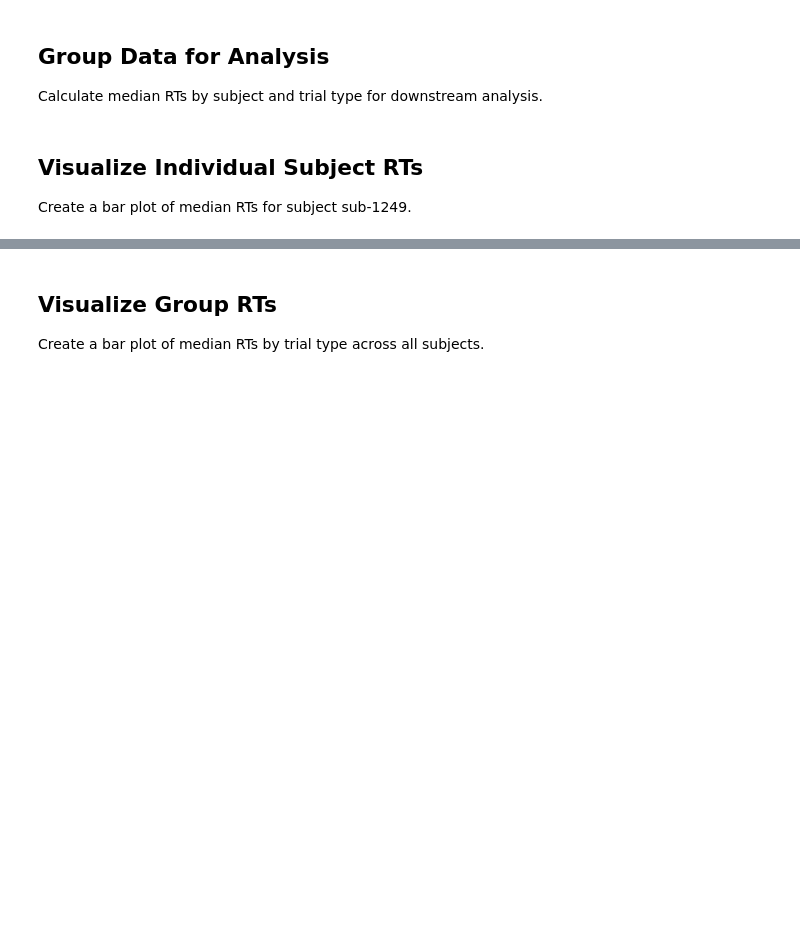
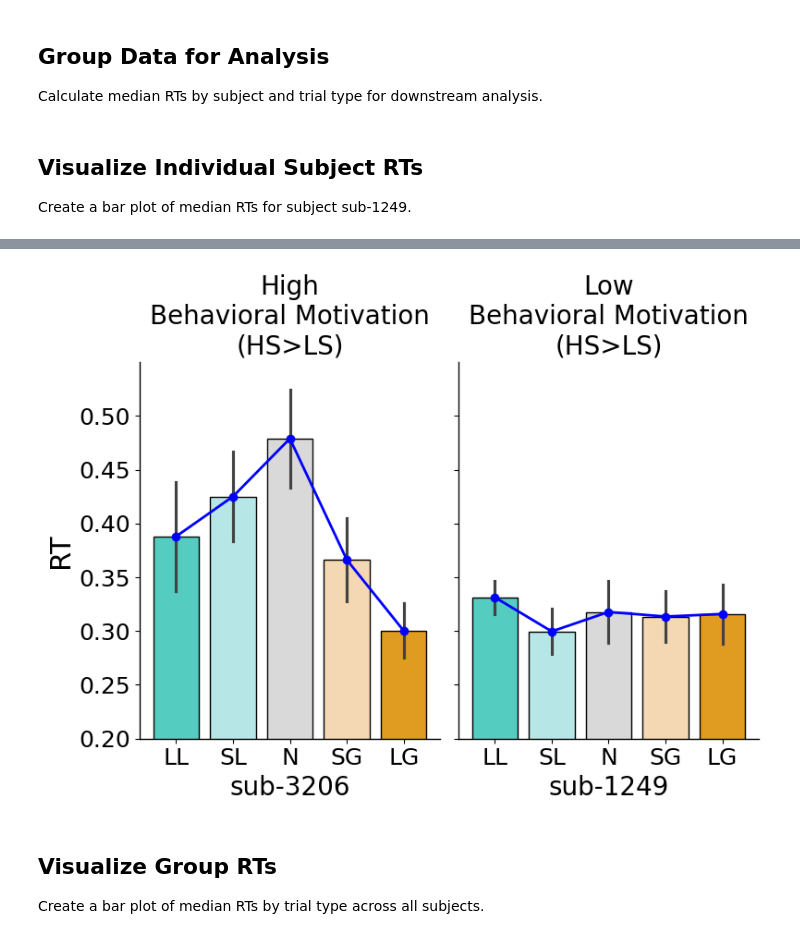
Before and after one commit to DVS-Lab/istart-mid-clean, a Jupyter notebook: code/Behave_pub.ipynb, the cells around one changed output, grey strips where cells are left out. Drawn from its saved outputs; the diff is of its cells as text; code cells hidden in the pictures; blank space fills up the shorter version.

Commit message:
Update plots & stats in jupyter notebook

```diff
--- a/code/Behave_pub.ipynb
+++ b/code/Behave_pub.ipynb
@@ -219,3 +123,60 @@ plt.show()
+# %%
+import pandas as pd
+import seaborn as sns
+import matplotlib.pyplot as plt
+import numpy as np
+
+# Assume df is loaded; replace with actual load if needed
+# df = pd.read_excel('~/Documents/Github/istart-mid-clean/code/total_df_n46.xlsx')
+
+# Visualize RTs for two subjects in subplots
+fig, (ax1, ax2) = plt.subplots(1, 2, sharey=True, figsize=(8, 6))
+
+# Define subjects and their titles
+subjects = [('sub-3206', 'High\nBehavioral Motivation\n(HS>LS)'), ('sub-1249', 'Low\nBehavioral Motivation\n(HS>LS)')]
+gradient_palette = ["#40E0D0", "#AFEEEE", "#D9D9D9", "#FFD8A8", "#FFA500"]
+
+# X-tick labels mapping
+tick_labels = ['LL', 'SL', 'N', 'SG', 'LG']
+
+for ax, (sub_id, main_title) in zip([ax1, ax2], subjects):
+    sub_df = df[df['sub'] == sub_id]
+
+    # Bar plot with SEM error bars
+    g = sns.barplot(
+        x='Trial_code', y='RT', data=sub_df,
+        errorbar='se', hue='Trial_code', palette=gradient_palette, legend=False, ax=ax
+    )
+
+    # Calculate mean RTs for trendline
+    means = sub_df.groupby('Trial_code')['RT'].mean().reindex([-2, -1, 0, 1, 2])
+
+    # Add trendline
+    ax.plot(range(len(means)), means.values, color='blue', linewidth=2, marker='o')
+
+    # Formatting
+    ax.set_ylim(0.2, 0.55)
+    ax.set_xticks(range(5))
+    ax.set_xticklabels(tick_labels, fontsize=18)
+    ax.set_yticks([0.2, 0.25, 0.3, 0.35, 0.4, 0.45, 0.5])
+    ax.set_yticklabels([f'{x:.2f}' for x in ax.get_yticks()], fontsize=18)
+    ax.set_xlabel(sub_id, fontsize=20)
+    ax.set_ylabel('RT' if ax == ax1 else '', fontsize=22)
+    ax.set_title(main_title, fontsize=20)
+    for bar in ax.patches:
+        bar.set_edgecolor("black")
+        bar.set_linewidth(1)
+    ax.spines[['top', 'right']].set_visible(False)
+    ax.spines[['left', 'bottom']].set_color("black")
+    ax.spines[['left', 'bottom']].set_linewidth(1)
+
+# Tighten spacing without overlap
+plt.subplots_adjust(wspace=0.2)
+plt.tight_layout()
+plt.savefig('sub-3206-1249-RT.svg', format='svg')
+plt.show()
+# %% [output]
+[figure, added]
 # %% [markdown]
 ## Visualize Group RTs
 Create a bar plot of median RTs by trial type across all subjects.
```
Also changed, not shown: parts of 15 cells of this notebook, 37 other files.
